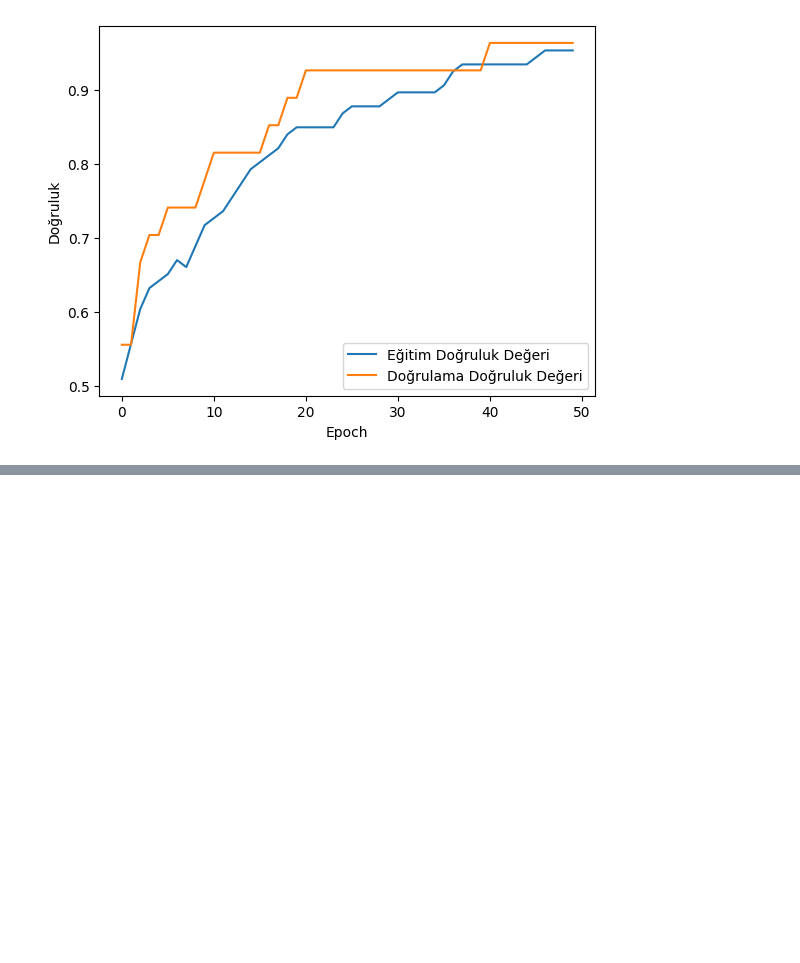
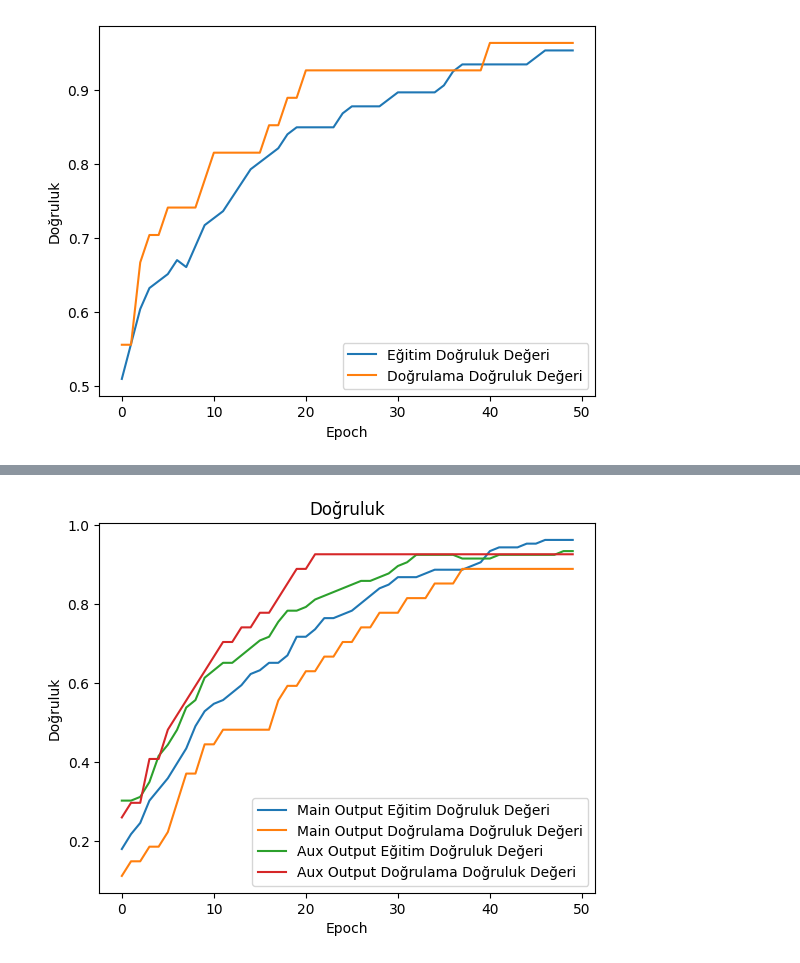
Before and after one commit to digdemorhan/Keras_With_Examples_For_Deep_Learning, a Jupyter notebook: KerasFunctionalAPIExample.ipynb, the cells around one changed output, grey strips where cells are left out. Saved outputs shown, nothing was run; the diff lists cells and outputs as text; code cells hidden in the pictures; blank space fills up the shorter version.

```diff
--- a/KerasFunctionalAPIExample.ipynb
+++ b/KerasFunctionalAPIExample.ipynb
@@ -130,0 +322,13 @@ plt.show()
+# %%
+#Eğitim ve doğrulama doğruluğu için veri görselleştirme
+plt.plot(history.history['main_output_accuracy'], label="Main Output Eğitim Doğruluk Değeri")
+plt.plot(history.history['val_main_output_accuracy'], label="Main Output Doğrulama Doğruluk Değeri")
+plt.plot(history.history['aux_output_accuracy'], label="Aux Output Eğitim Doğruluk Değeri")
+plt.plot(history.history['val_aux_output_accuracy'], label="Aux Output Doğrulama Doğruluk Değeri")
+plt.title("Doğruluk")
+plt.xlabel("Epoch")
+plt.ylabel("Doğruluk")
+plt.legend()
+plt.show()
+# %% [output]
+[figure, added]
```
Also changed, not shown: parts of 10 cells of this notebook.
